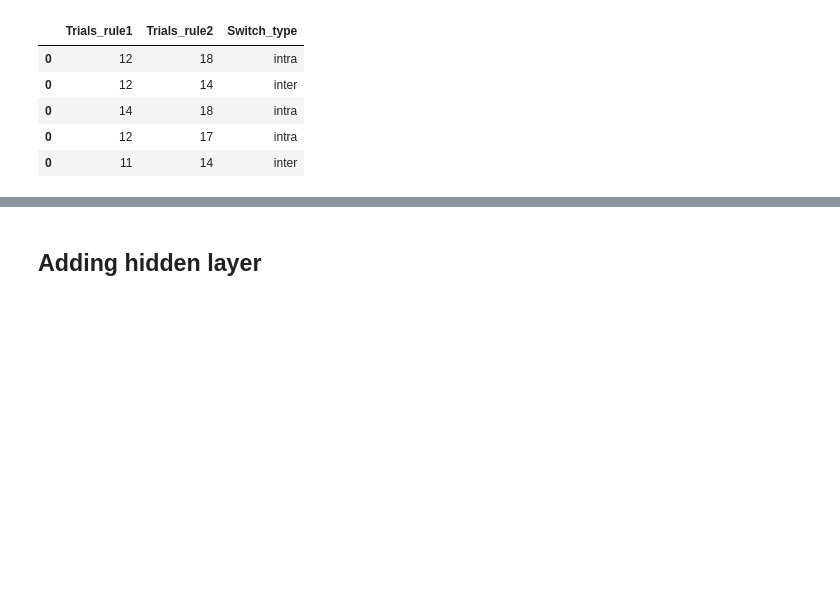
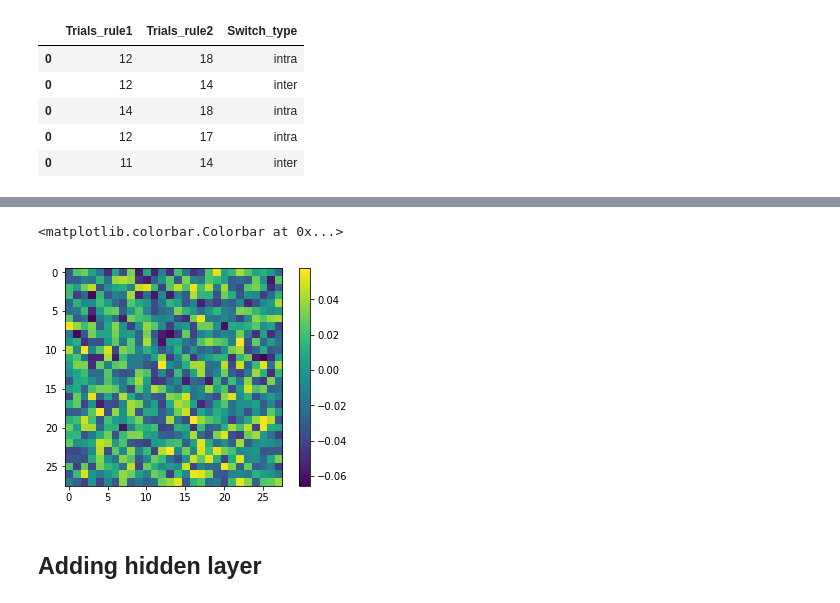
Before and after one commit to Aturt2/Kendler, a Jupyter notebook: Kendler_NN.ipynb, the cells around one changed output, grey strips where cells are left out. Drawn from its saved outputs; the diff is of its cells as text; code cells hidden in the pictures; blank space fills up the shorter version.

```diff
--- a/Kendler_NN.ipynb
+++ b/Kendler_NN.ipynb
@@ -350,3 +364,9 @@ training   (min:    0.500, max:    1.000, cur:    1.000)
+# %%
+plt.imshow(model.get_weights()[0][28*28*2:3*28*28,0].reshape(28, 28))
+plt.colorbar()
+# %% [output]
+<matplotlib.colorbar.Colorbar at 0x...>
+[figure, added]
 # %% [markdown]
 ## Adding hidden layer
 # %%
```
Also changed, not shown: parts of 5 cells of this notebook.
